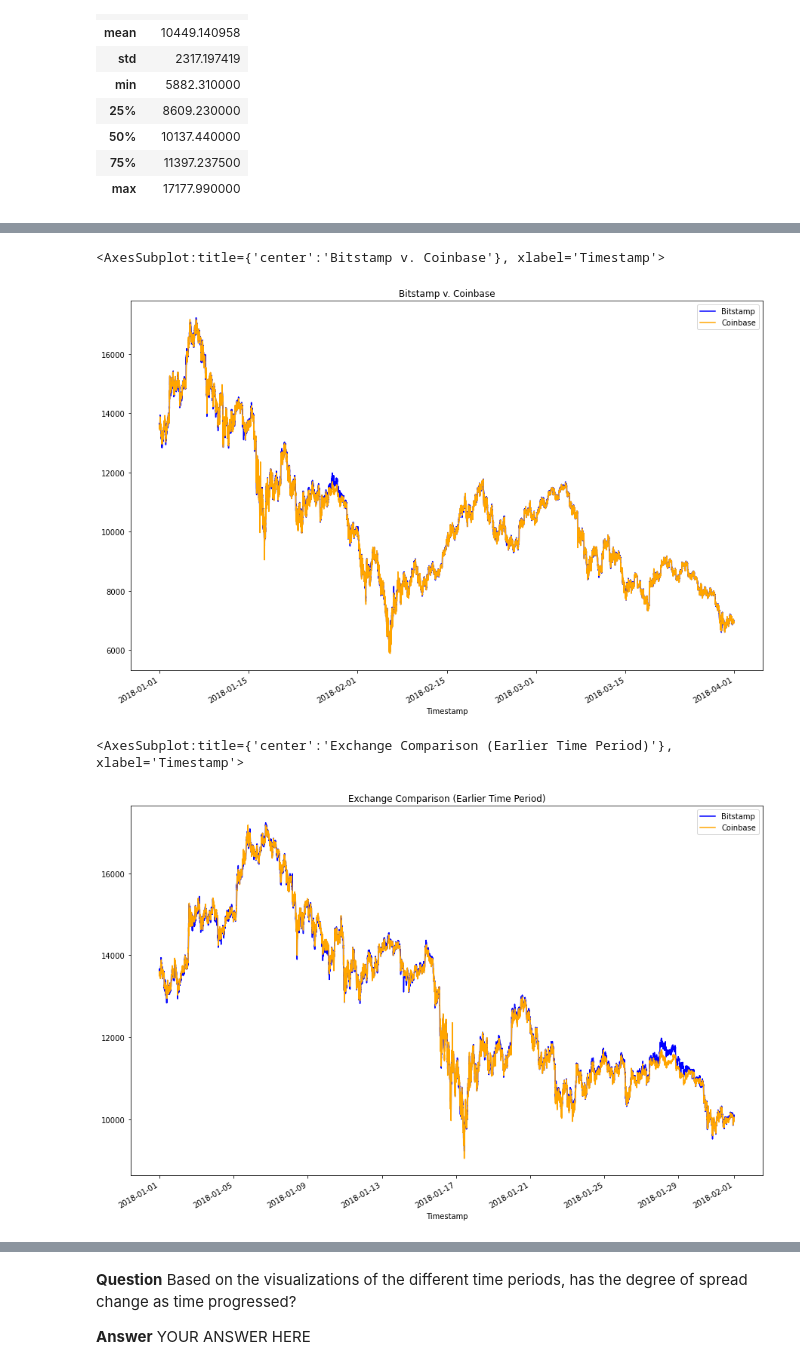
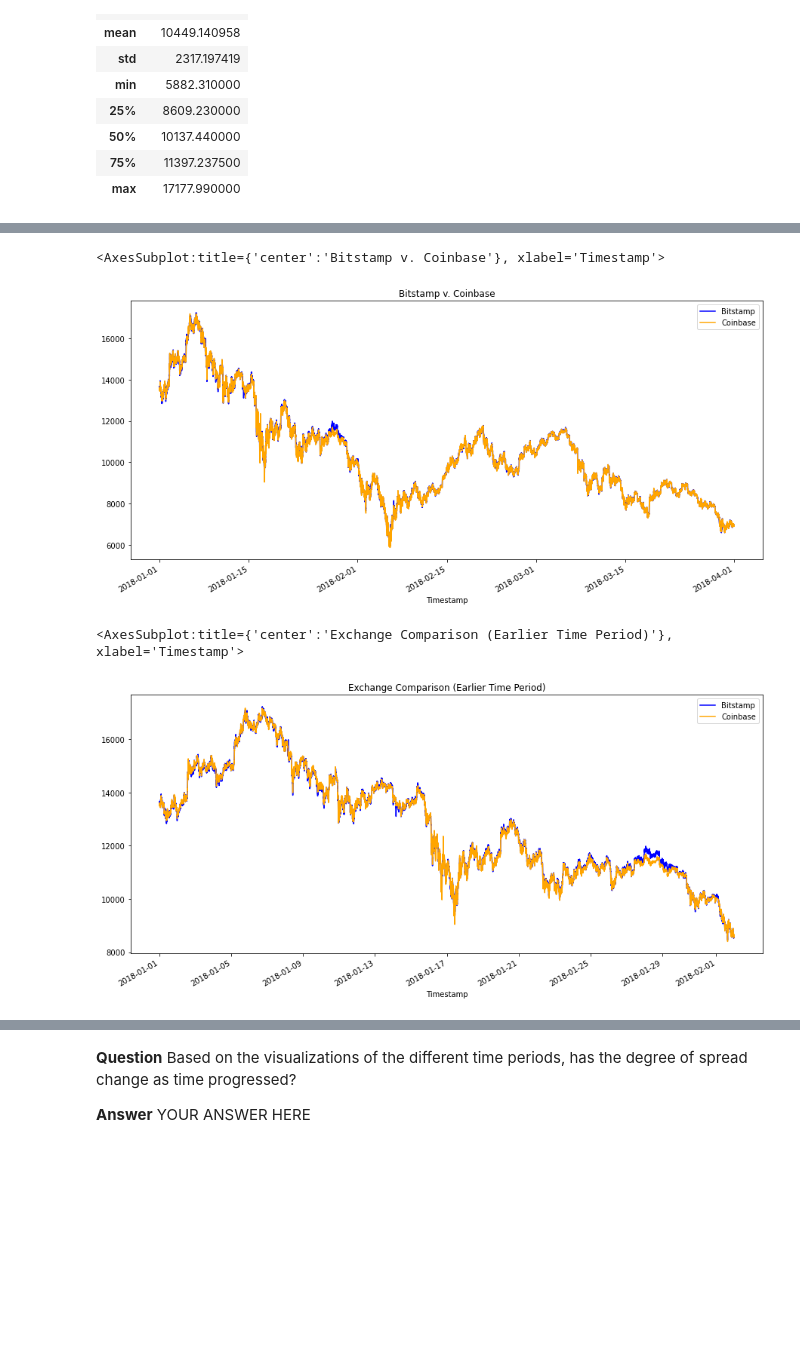
Before and after one commit to srn1358/Finding_Arbitrage_Opportunity, a Jupyter notebook: crypto_arbitrage.ipynb, the cells around one changed output, grey strips where cells are left out. Drawn from its saved outputs; the diff is of its cells as text; code cells hidden in the pictures; blank space fills up the shorter version.

```diff
--- a/crypto_arbitrage.ipynb
+++ b/crypto_arbitrage.ipynb
@@ -237,0 +248,2 @@ Select the data you want to analyze. Use `loc` or `iloc` to select the following
+# %%
+bitstamp_df=pd.DataFrame(bitstamp)
@@ -237,0 +260,2 @@ Select the data you want to analyze. Use `loc` or `iloc` to select the following
+# %%
+bitstamp_sliced =bitstamp_df.loc[:,["Close"]]
@@ -238,9 +272,9 @@ Select the data you want to analyze. Use `loc` or `iloc` to select the following
 # %%
-# Use loc or iloc to select `Timestamp (the index)` and `Close` from bitstamp DataFrame
-bitstamp_sliced = # YOUR CODE HERE
+# Use loc or iloc to select `Timestamp (the index)` and `Close` from coinbase DataFrame
+coinbase_sliced = coinbase.loc[:,["Close"]]
 
 # Review the first five rows of the DataFrame
-# YOUR CODE HERE
+coinbase_sliced.head()
 # %% [output]
 |  | Close |
 | Timestamp |  |
@@ -252,6 +285,0 @@ bitstamp_sliced = # YOUR CODE HERE
-# %%
-# Use loc or iloc to select `Timestamp (the index)` and `Close` from coinbase DataFrame
-coinbase_sliced = # YOUR CODE HERE
-
-# Review the first five rows of the DataFrame
-# YOUR CODE HERE
@@ -318,19 +338,21 @@ Sort through the time series data associated with the bitstamp and coinbase Data
 # %%
 # Overlay the visualizations for the bitstamp and coinbase DataFrames in one plot
 # The plot should visualize the prices over the full lenth of the dataset
 # Be sure to include the parameters: legend, figure size, title, and color and label
-# YOUR CODE HERE
+bitstamp_sliced['Close'].plot(legend=True, figsize=(15, 7), title="Bitstamp v. Coinbase", color="blue", label="Bitstamp")
+coinbase_sliced['Close'].plot(legend=True, figsize=(15, 7), color="orange", label="Coinbase")
 # %% [output]
 <AxesSubplot:title={'center':'Bitstamp v. Coinbase'}, xlabel='Timestamp'>
-[figure, old version]
+[figure, new version]
 # %%
 # Using the loc and plot functions, create an overlay plot that visualizes
 # the price action of both DataFrames for a one month period early in the dataset
 # Be sure to include the parameters: legend, figure size, title, and color and label
-# YOUR CODE HERE
+bitstamp_sliced["2018-01-01":"2018-02-01"]['Close'].plot(legend=True, figsize=(15, 7), title="Exchange Comparison (Earlier Time Period)", color="blue", label="Bitstamp")
+coinbase_sliced["2018-01-01":"2018-02-01"]['Close'].plot(legend=True, figsize=(15, 7), color="orange", label="Coinbase")
 # %% [output]
 <AxesSubplot:title={'center':'Exchange Comparison (Earlier Time Period)'}, xlabel='Timestamp'>
-[figure, old version]
+[figure, new version]
 # %%
 # Using the loc and plot functions, create an overlay plot that visualizes
 # the price action of both DataFrames for a one month period later in the dataset
```
Also changed, not shown: parts of 10 cells of this notebook.
